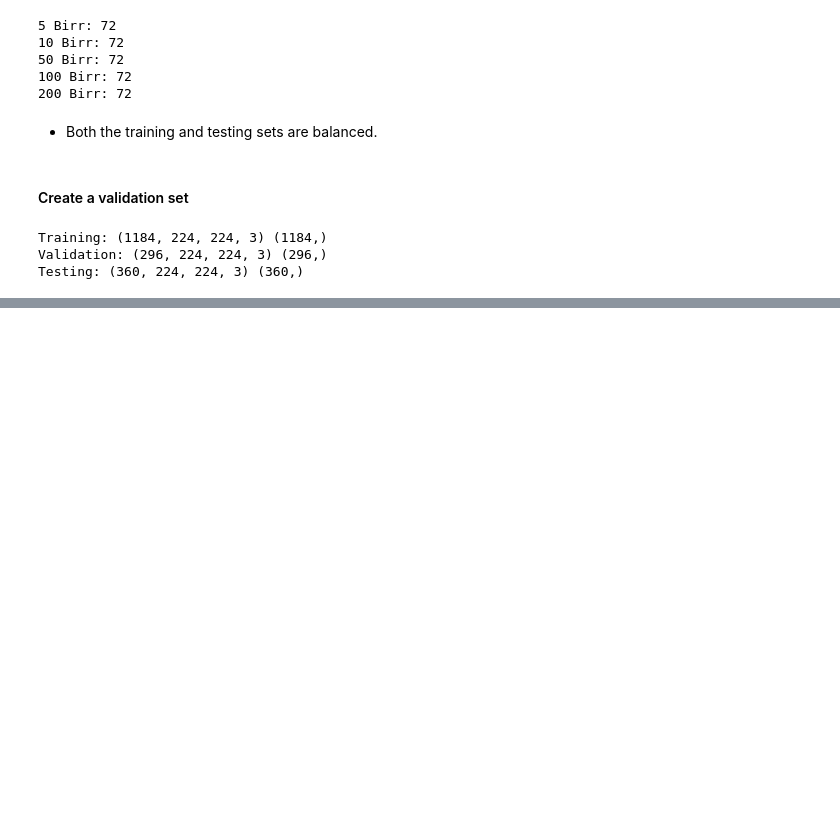
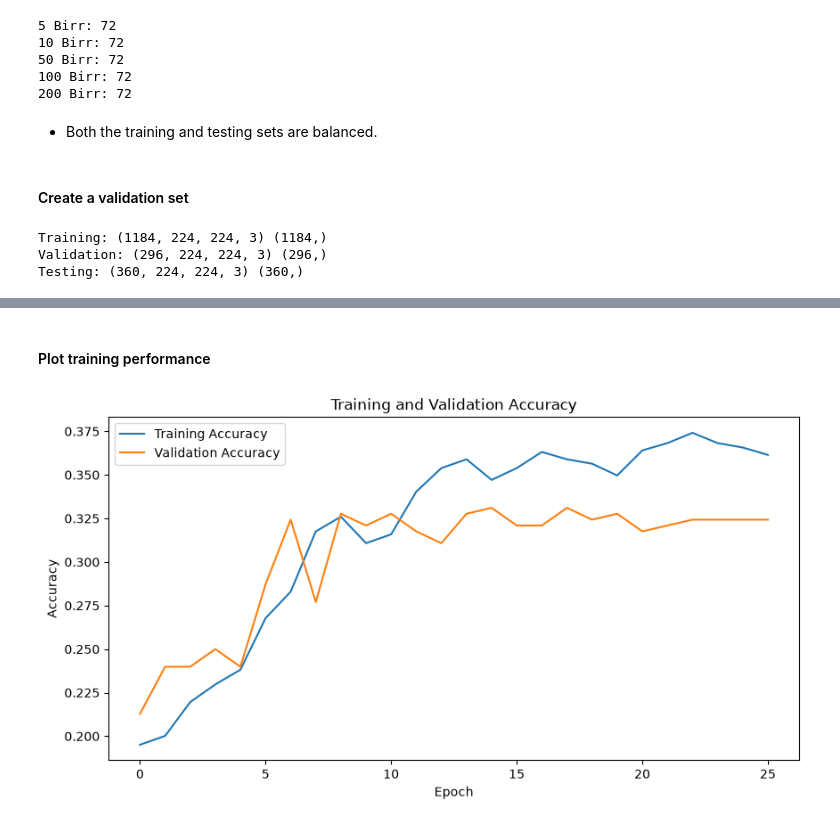
Before and after one commit to seelneas/ethiopian_birr_denomination_recognition, a Jupyter notebook: notebook/birr_banknote_cnn.ipynb, the cells around one changed output, grey strips where cells are left out. Cells and saved outputs as stored; diff of their text form; code cells hidden in the pictures; blank space fills up the shorter version.

```diff
--- a/notebook/birr_banknote_cnn.ipynb
+++ b/notebook/birr_banknote_cnn.ipynb
@@ -305,0 +398,6 @@ Testing: (360, 224, 224, 3) (360,)
+# %%
+model.compile(
+    optimizer="adam",
+    loss="sparse_categorical_crossentropy",
+    metrics=["accuracy"]
+)
@@ -305,0 +406,15 @@ Testing: (360, 224, 224, 3) (360,)
+# %%
+# Stop training if the validation stops improving
+early_stopping = keras.callbacks.EarlyStopping(
+    monitor="val_loss",
+    patience=5,
+    restore_best_weights=True
+)
+
+# If the model stops improving, reduce the learning rate to make smaller adjustments
+reduce_lr = keras.callbacks.ReduceLROnPlateau(
+    monitor="val_loss",
+    factor=0.2,
+    patience=2,
+    min_lr=1e-6
+)
@@ -305,0 +423,10 @@ Testing: (360, 224, 224, 3) (360,)
+# %%
+history = model.fit(
+    X_train,
+    y_train,
+    validation_data=(X_val, y_val),
+    epochs=30,
+    batch_size=32,
+    callbacks=[early_stopping, reduce_lr],
+    verbose=1
+)
@@ -305,0 +451,16 @@ Testing: (360, 224, 224, 3) (360,)
+# %% [markdown]
+#### Plot training performance
+# %%
+# Accuracy
+plt.figure(figsize=(10, 5))
+
+plt.plot(history.history["accuracy"], label="Training Accuracy")
+plt.plot(history.history["val_accuracy"], label="Validation Accuracy")
+
+plt.xlabel("Epoch")
+plt.ylabel("Accuracy")
+plt.title("Training and Validation Accuracy")
+plt.legend()
+plt.show()
+# %% [output]
+[figure, added]
```
Also changed, not shown: parts of 21 cells of this notebook.
